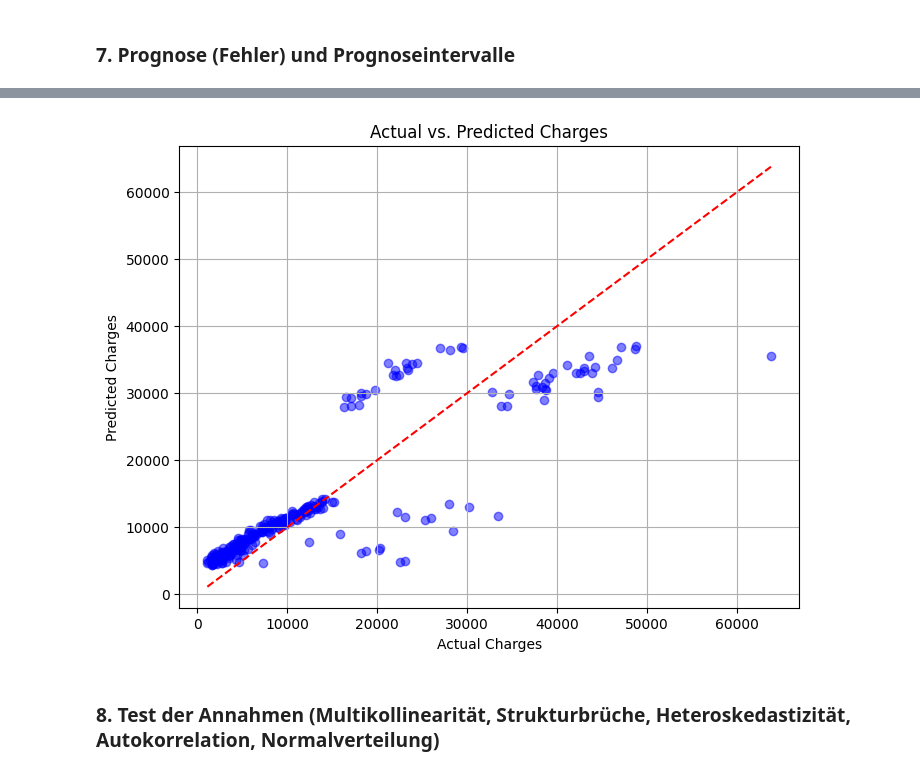
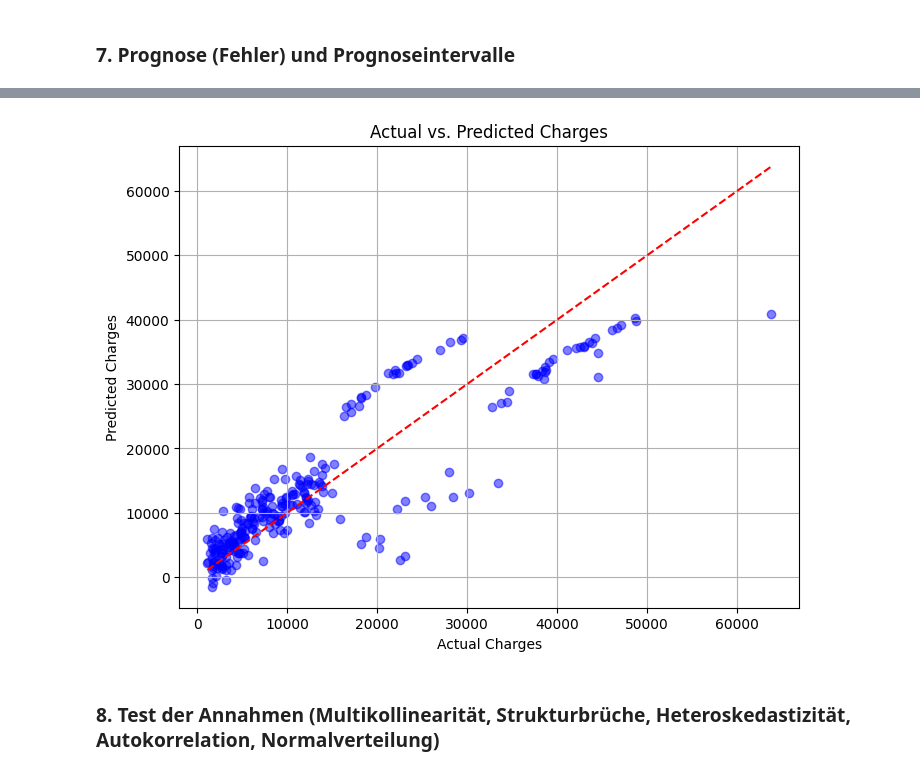
Before and after one commit to BrockherdeT/econometrics, a Jupyter notebook: shared_A2.ipynb, the cells around one changed output, grey strips where cells are left out. Saved outputs shown, nothing was run; the diff lists cells and outputs as text; code cells hidden in the pictures.

```diff
--- a/shared_A2.ipynb
+++ b/shared_A2.ipynb
@@ -335,3 +230,13 @@ plt.show()
 # %%
 # Split the dataset into train and test set
-X_train, X_test, y_train, y_test = train_test_split(data[['age', 'bmi', 'smoker_yes']], data['charges'], test_size=0.2, random_state=42)
+X_train, X_test, y_train, y_test = train_test_split(data[['age', 'bmi', 'smoker']], data['charges'], test_size=0.2, random_state=42)
+
+# Add a constant to the feature matrix to include the intercept BETA0
+X_train = sm.add_constant(X_train)
+X_test = sm.add_constant(X_test)
+
+# Fit the linear regression model
+lr_model = sm.OLS(y_train, X_train)
+results = lr_model.fit()
+
+print(results.summary())
@@ -395,17 +380,16 @@ Mean squared error for age: 38862576.73
 # %%
-#Modell mit allen Variablen
+# Split the dataset into train and test set
+X_train_all, X_test_all, y_train_all, y_test_all = train_test_split(data[['age', 'bmi', 'children', 'sex', 'smoker', 'region']], data['charges'], test_size=0.2, random_state=42)
 
-# Split the dataset into train and test set
-X_train_all, X_test_all, y_train_all, y_test_all = train_test_split(data[['age', 'bmi', 'children', 'sex_female', 'sex_male', 'smoker_no', 'smoker_yes', 'region_northeast', 'region_northwest', 'region_southeast', 'region_southwest']], data['charges'], test_size=0.2, random_state=42)
+# Add a constant to the feature matrix to include the intercept BETA0
+X_train_all = sm.add_constant(X_train_all)
+X_test_all = sm.add_constant(X_test_all)
 
 # Fit the linear regression model
 lr_model_all = sm.OLS(y_train_all, X_train_all)
 results_all = lr_model_all.fit()
 
 print(results_all.summary())
-
-#Ergebnis mit allen Variablen: R²-Wert bei 0.74
-#schlechter als primär Modell (0.87)
 # %% [output]
                             OLS Regression Results
 ==============================================================================
@@ -427,14 +437,14 @@ strong multicollinearity problems or that the design matrix is singular.
 # %%
-#Modell mit 'age', 'bmi', 'children', 'smoker_yes', 'region_northwest'
+# Split the dataset into train and test set
+X_train_1, X_test_1, y_train_1, y_test_1 = train_test_split(data[['age', 'bmi', 'children', 'smoker', 'region']], data['charges'], test_size=0.2, random_state=42)
 
-# Split the dataset into train and test set
-X_train_1, X_test_1, y_train_1, y_test_1 = train_test_split(data[['age', 'bmi', 'children', 'smoker_yes', 'region_northwest']], data['charges'], test_size=0.2, random_state=42)
+# Add a constant to the feature matrix to include the intercept BETA0
+X_train_1 = sm.add_constant(X_train_1)
+X_test_1 = sm.add_constant(X_test_1)
 
 # Fit the linear regression model
 lr_model_1 = sm.OLS(y_train_1, X_train_1)
 results_1 = lr_model_1.fit()
 
 print(results_1.summary())
-
-#Ergebnis mit den 5 Variablen: R²-Wert bei 0.87
 # %% [output]
@@ -610,19 +645,19 @@ plt.show()
 # %%
 import matplotlib.pyplot as plt
 
 # Make predictions on the test set
-predictions = results.predict(X_test)
+predictions = results_1.predict(X_test_1)
 
 # Plot predicted vs actual values
 plt.figure(figsize=(8, 6))
-plt.scatter(y_test_s, predictions, alpha=0.5, color='blue')
-plt.plot([min(y_test_s), max(y_test_s)], [min(y_test_s), max(y_test_s)], color='red', linestyle='--')
+plt.scatter(y_test_1, predictions, alpha=0.5, color='blue')
+plt.plot([min(y_test_1), max(y_test_1)], [min(y_test_1), max(y_test_1)], color='red', linestyle='--')
 plt.title('Actual vs. Predicted Charges')
 plt.xlabel('Actual Charges')
 plt.ylabel('Predicted Charges')
 plt.grid(True)
 plt.show()
 # %% [output]
-[figure, old version]
+[figure, new version]
 # %% [markdown]
 ### 8. Test der Annahmen (Multikollinearität, Strukturbrüche, Heteroskedastizität, Autokorrelation, Normalverteilung)
```
Also changed, not shown: parts of 63 cells of this notebook.
